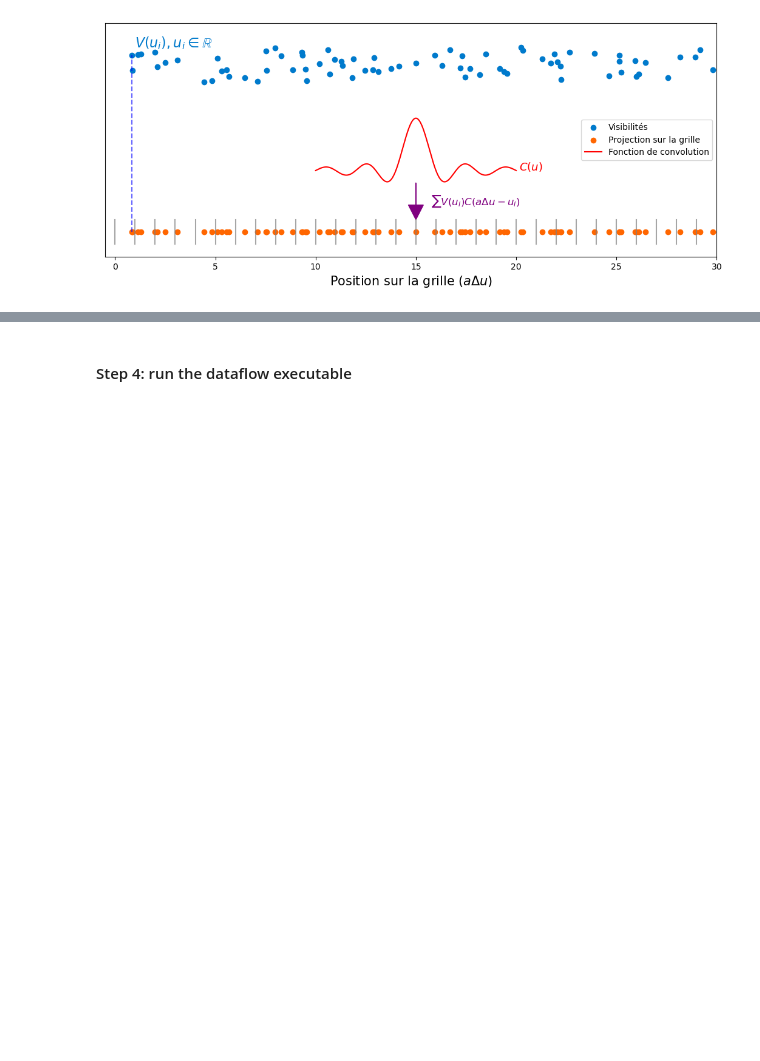
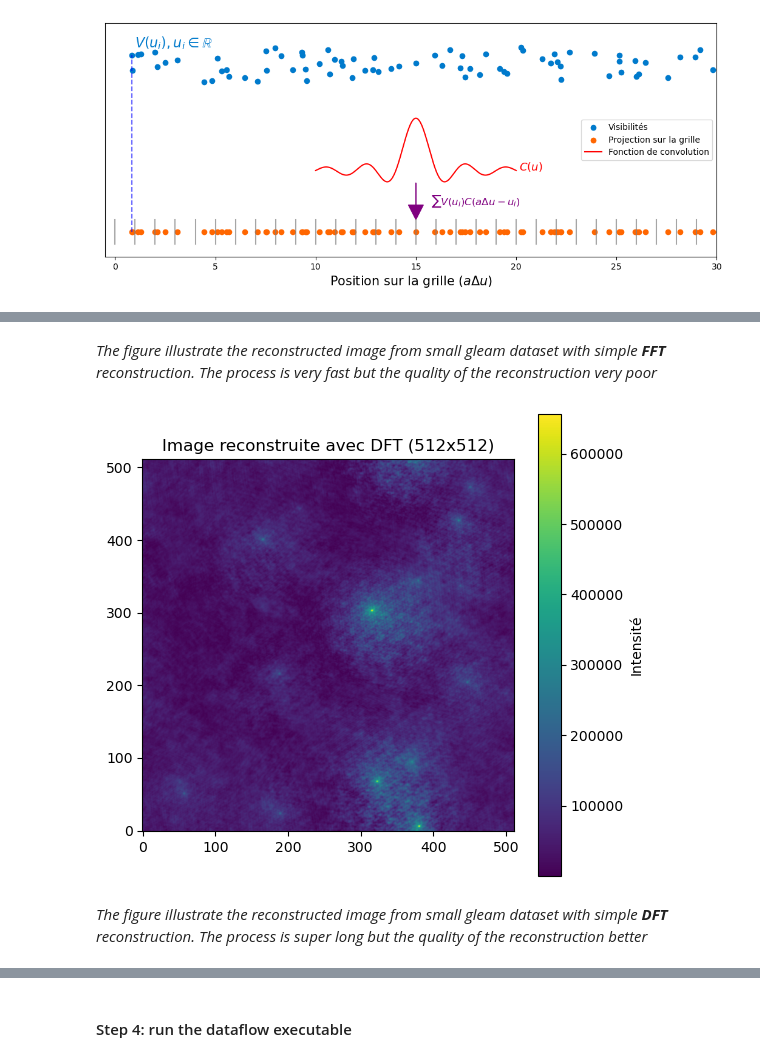
Before and after one commit to Ophelie-Renaud/measurementset-simulator, a Jupyter notebook: dataflow_simulator/ms_from_fits_dataflow.ipynb, the cells around one changed output, grey strips where cells are left out. Saved outputs shown, nothing was run; the diff lists cells and outputs as text; code cells hidden in the pictures; blank space fills up the shorter version.

```diff
--- a/dataflow_simulator/ms_from_fits_dataflow.ipynb
+++ b/dataflow_simulator/ms_from_fits_dataflow.ipynb
@@ -64,0 +84,10 @@ plt.show()
+# %% [markdown]
+*The figure illustrate the reconstructed image from small gleam dataset with simple **FFT** reconstruction. The process is very fast but the quality of the reconstruction very poor*
+# %%
+from script.dft_reconstruction import *
+
+reconstruct_image_dft("../example/GLEAM_small_visibilities_corrupted.csv", 512)
+# %% [output]
+[figure, added]
+# %% [markdown]
+*The figure illustrate the reconstructed image from small gleam dataset with simple **DFT** reconstruction. The process is super long but the quality of the reconstruction better*
```
Also changed, not shown: parts of 23 cells of this notebook, 57 other files.
